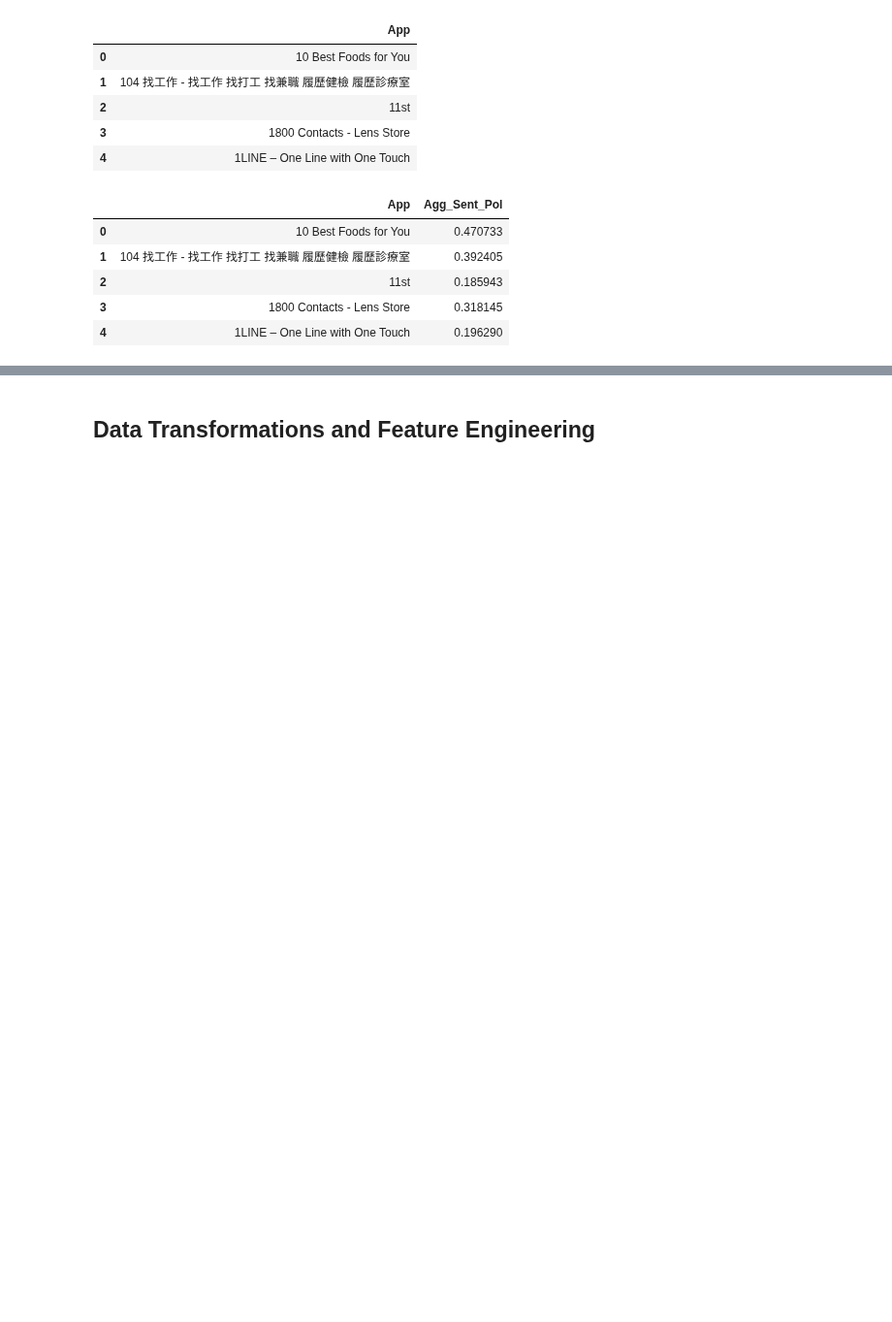
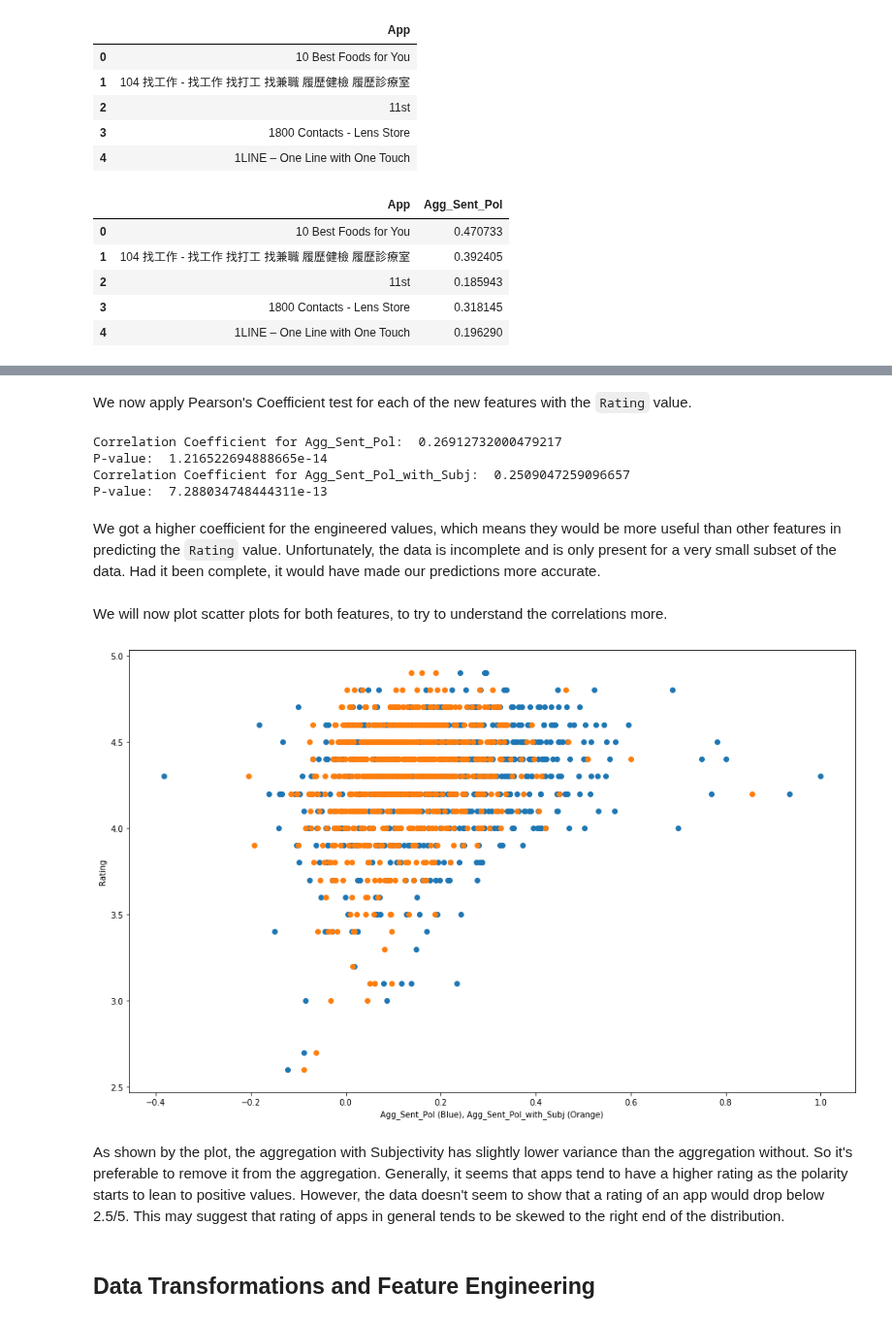
Before and after one commit to Logician724/play-store-analysis, a Jupyter notebook: notebook.ipynb, the cells around one changed output, grey strips where cells are left out. Shown at 97% size. Drawn from its saved outputs; the diff is of its cells as text; code cells hidden in the pictures; blank space fills up the shorter version.

Commit message:
added sentimentatlity analysis

```diff
--- a/notebook.ipynb
+++ b/notebook.ipynb
@@ -1166,0 +1165,8 @@ new_features_df.head()
+# %%
+# Second feature
+user_reviews_df['product'] = user_reviews_df['Sentiment_Polarity'] * user_reviews_df['Sentiment_Subjectivity']
+
+new_features_df['Agg_Sent_Pol_with_Subj'] = user_reviews_df.groupby('App').agg(
+    {'product': 'mean'}
+)['product'].values
+new_features_df.head()
@@ -1166,0 +1182,6 @@ new_features_df.head()
+# %%
+tmp = apps_df.copy()
+tmp.drop_duplicates(subset='App', inplace=True)
+
+new_app_df = tmp.join(new_features_df.set_index('App'), on='App', how='inner')
+new_app_df.head()
@@ -1167,3 +1195,41 @@ new_features_df.head()
+# %% [markdown]
+We now apply Pearson's Coefficient test for each of the new features with the `Rating` value.
+# %%
+data_for_pearson_test = new_app_df[['Agg_Sent_Pol', 'Rating']].copy()
+sscaler = StandardScaler()
+scaled_data = sscaler.fit_transform(data_for_pearson_test)
+pearson_stats = pearsonr(scaled_data[:, 0], scaled_data[:, 1])
+
+print('Correlation Coefficient for Agg_Sent_Pol: ', pearson_stats[0])
+print('P-value: ',  pearson_stats[1])
+
+data_for_pearson_test = new_app_df[['Agg_Sent_Pol_with_Subj', 'Rating']].copy()
+sscaler = StandardScaler()
+scaled_data = sscaler.fit_transform(data_for_pearson_test)
+pearson_stats = pearsonr(scaled_data[:, 0], scaled_data[:, 1])
+
+print('Correlation Coefficient for Agg_Sent_Pol_with_Subj: ', pearson_stats[0])
+print('P-value: ',  pearson_stats[1])
+# %% [output]
+Correlation Coefficient for Agg_Sent_Pol:  0.26912732000479217
+P-value:  1.216522694888665e-14
+Correlation Coefficient for Agg_Sent_Pol_with_Subj:  0.2509047259096657
+P-value:  7.288034748444311e-13
+# %% [markdown]
+We got a higher coefficient for the engineered values, which means they would be more useful than other features in predicting the `Rating` value. Unfortunately, the data is incomplete and is only present for a very small subset of the data. Had it been complete, it would have made our predictions more accurate.
+# %% [markdown]
+We will now plot scatter plots for both features, to try to understand the correlations more.
+# %%
+plt.figure(figsize=(16,10))
+plt.ylabel('Rating')
+plt.xlabel('Agg_Sent_Pol (Blue), Agg_Sent_Pol_with_Subj (Orange)')
+
+_ = plt.scatter(new_app_df['Agg_Sent_Pol'], new_app_df['Rating'])
+_ = plt.scatter(new_app_df['Agg_Sent_Pol_with_Subj'], new_app_df['Rating'])
+# %% [output]
+[figure, added]
+# %% [markdown]
+As shown by the plot, the aggregation with Subjectivity has slightly lower variance than the aggregation without. So it's preferable to remove it from the aggregation. Generally, it seems that apps tend to have a higher rating as the polarity starts to lean to positive values. However, the data doesn't seem to show that a rating of an app would drop below 2.5/5. This may suggest that rating of apps in general tends to be skewed to the right end of the distribution.
 # %% [markdown]
 ## Data Transformations and Feature Engineering
 # %% [markdown]
```
Also changed, not shown: parts of 6 cells of this notebook.
